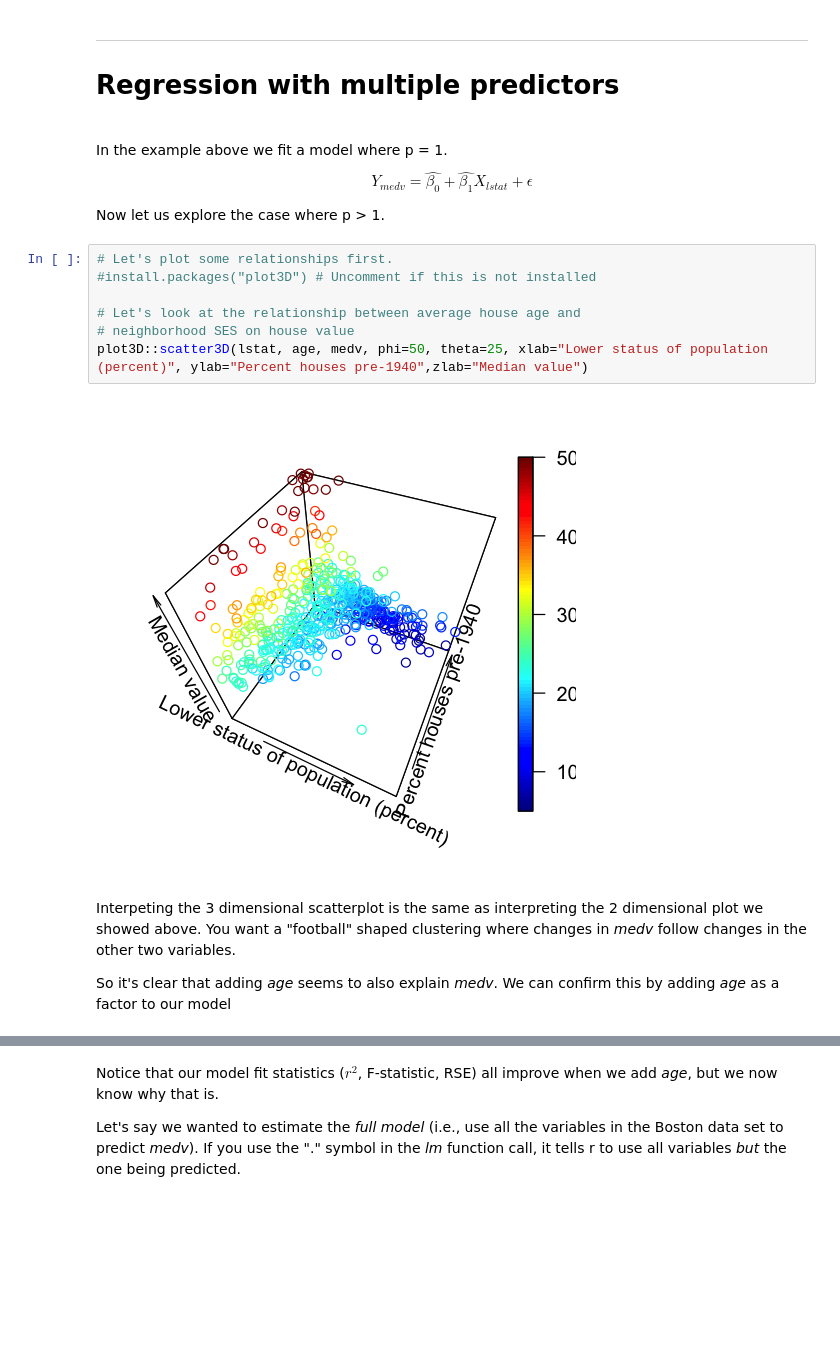
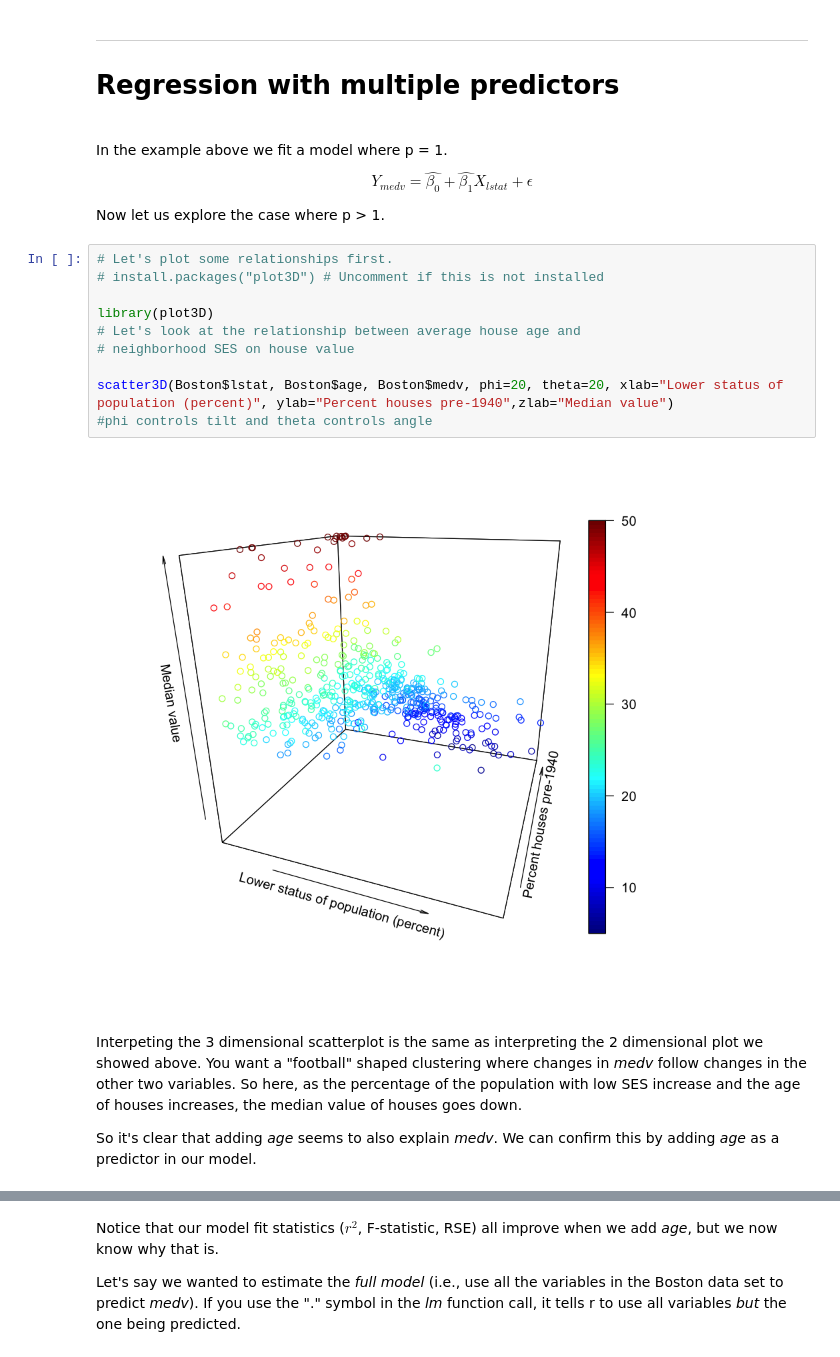
Before and after one commit to CoAxLab/DataSciencePsychNeuro, a Jupyter notebook: RecitationNotebooks/Recitation06_modelingContinuousData.ipynb, the cells around one changed output, grey strips where cells are left out. Saved outputs shown, nothing was run; the diff lists cells and outputs as text; blank space fills up the shorter version.

```diff
--- a/RecitationNotebooks/Recitation06_modelingContinuousData.ipynb
+++ b/RecitationNotebooks/Recitation06_modelingContinuousData.ipynb
@@ -211,16 +246,20 @@ $$ Y_{medv} = \hat{\beta_0} + \hat{\beta_1}X_{lstat} + \epsilon $$
 Now let us explore the case where p > 1.
 # %%
 # Let's plot some relationships first.
-#install.packages("plot3D") # Uncomment if this is not installed
+# install.packages("plot3D") # Uncomment if this is not installed
 
+library(plot3D)
 # Let's look at the relationship between average house age and
 # neighborhood SES on house value
-plot3D::scatter3D(lstat, age, medv, phi=50, theta=25, xlab="Lower status of population (percent)", ylab="Percent houses pre-1940",zlab="Median value")
+
+scatter3D(Boston$lstat, Boston$age, Boston$medv, phi=20, theta=20, xlab="Lower status of population (percent)", ylab="Percent houses pre-1940",zlab="Median value")
+#phi controls tilt and theta controls angle
 # %% [output]
-[figure, old version]
+[figure, new version]
 # %% [markdown]
-Interpeting the 3 dimensional scatterplot is the same as interpreting the 2 dimensional plot we showed above. You want a "football" shaped clustering where changes in _medv_ follow changes in the other two variables.
+Interpeting the 3 dimensional scatterplot is the same as interpreting the 2 dimensional plot we showed above. You want a "football" shaped clustering where changes in _medv_ follow changes in the other two variables. So here, as the percentage of the population with low SES increase and the age of houses increases, the median value of houses goes down.
 
-So it's clear that adding _age_ seems to also explain _medv_. We can confirm this by adding _age_ as a factor to our model
+
+So it's clear that adding _age_ seems to also explain _medv_. We can confirm this by adding _age_ as a predictor in our model.
 # %%
 # Now let's try to quantify it
```
Also changed, not shown: parts of 51 cells of this notebook.
